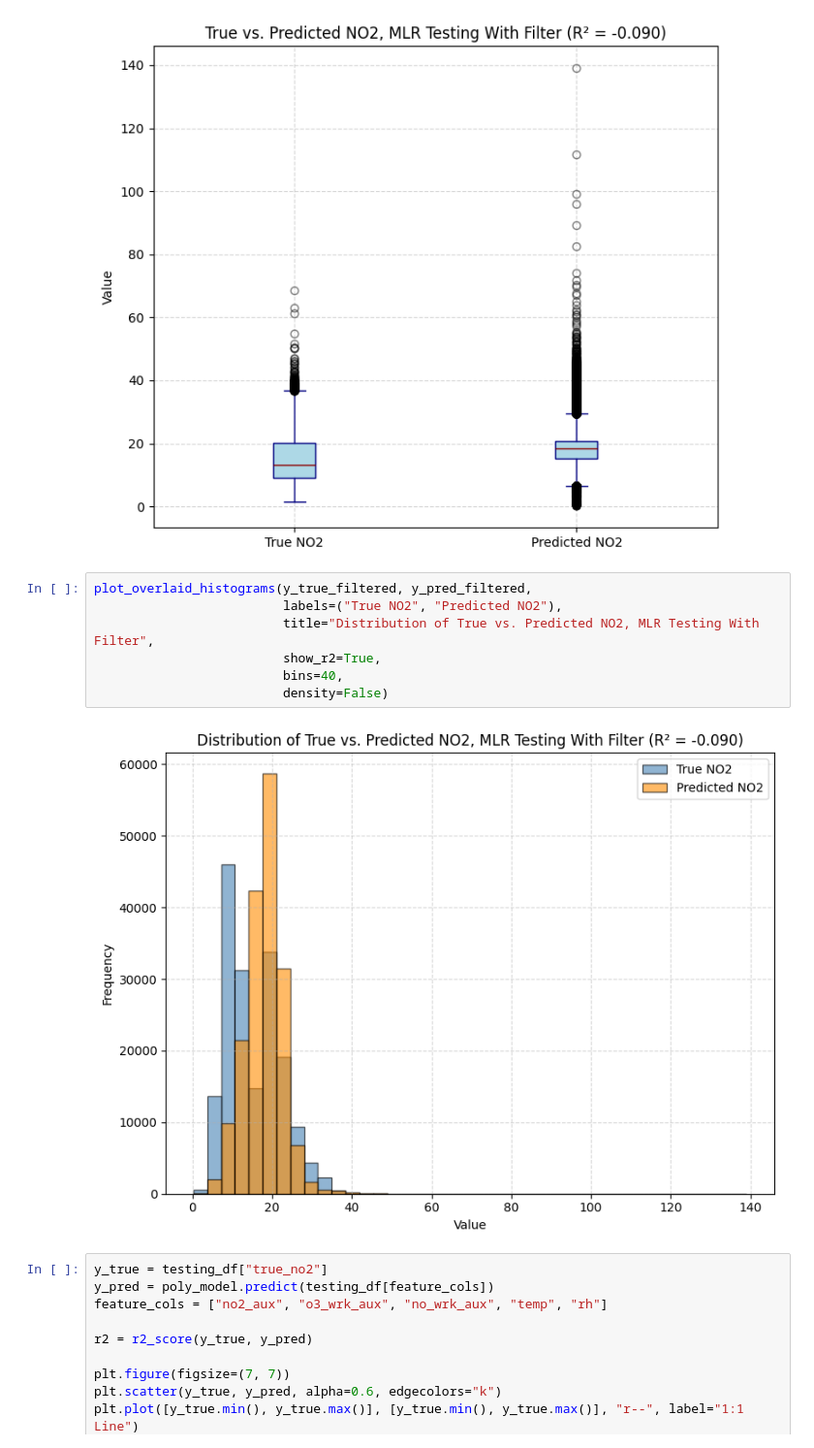
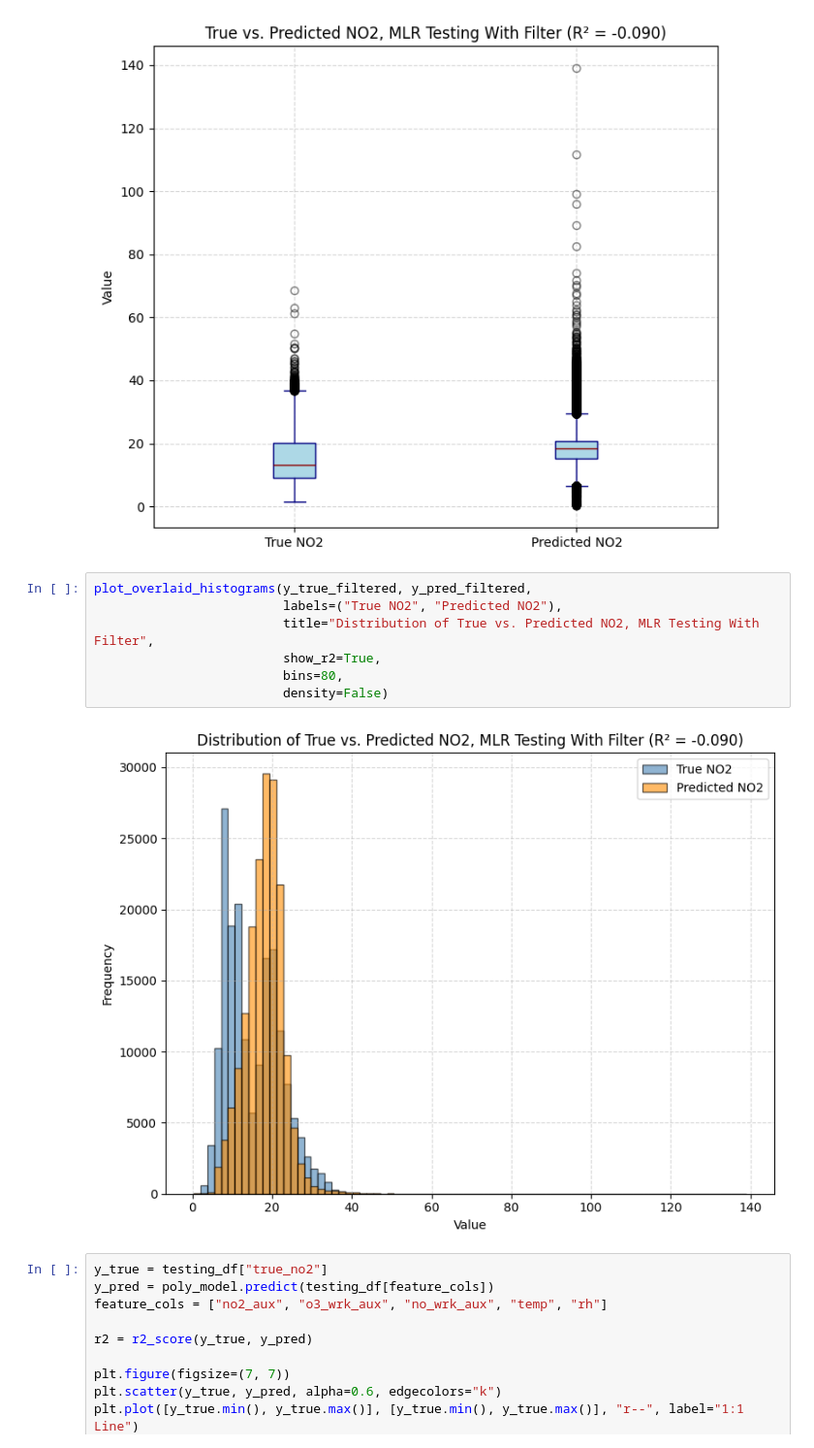
Before and after one commit to jacklardner/quant-regressions, a Jupyter notebook: regressions_and_cleaning.ipynb, the cells around one changed output. Shown at 97% size. Cells and saved outputs as stored; diff of their text form.

```diff
--- a/regressions_and_cleaning.ipynb
+++ b/regressions_and_cleaning.ipynb
@@ -370,12 +370,12 @@ plot_side_by_side_boxes(y_true_filtered, y_pred_filtered,
 # %%
 plot_overlaid_histograms(y_true_filtered, y_pred_filtered,
                          labels=("True NO2", "Predicted NO2"),
                          title="Distribution of True vs. Predicted NO2, MLR Testing With Filter",
                          show_r2=True,
-                         bins=40,
+                         bins=80,
                          density=False)
 # %% [output]
-[figure, old version]
+[figure, new version]
 # %%
 y_true = testing_df["true_no2"]
 y_pred = poly_model.predict(testing_df[feature_cols])
```
Also changed, not shown: parts of 1 cell of this notebook.
